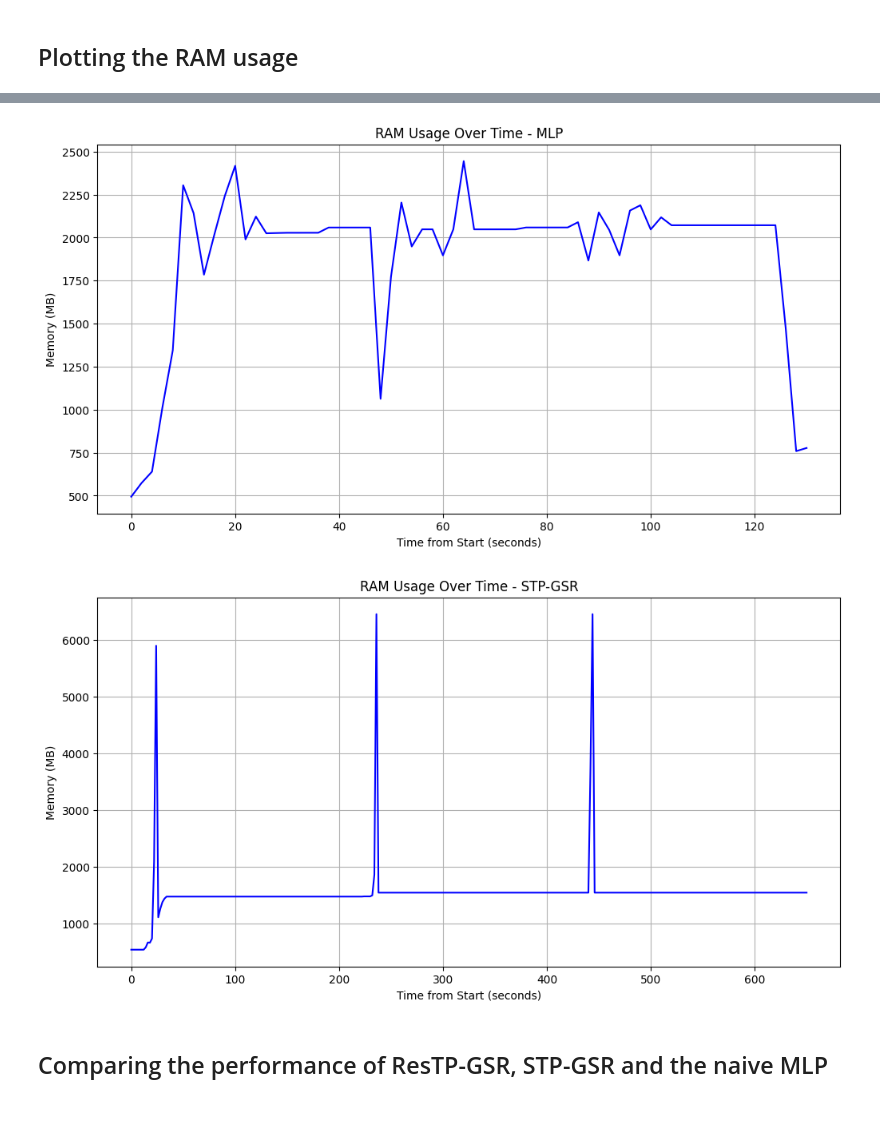
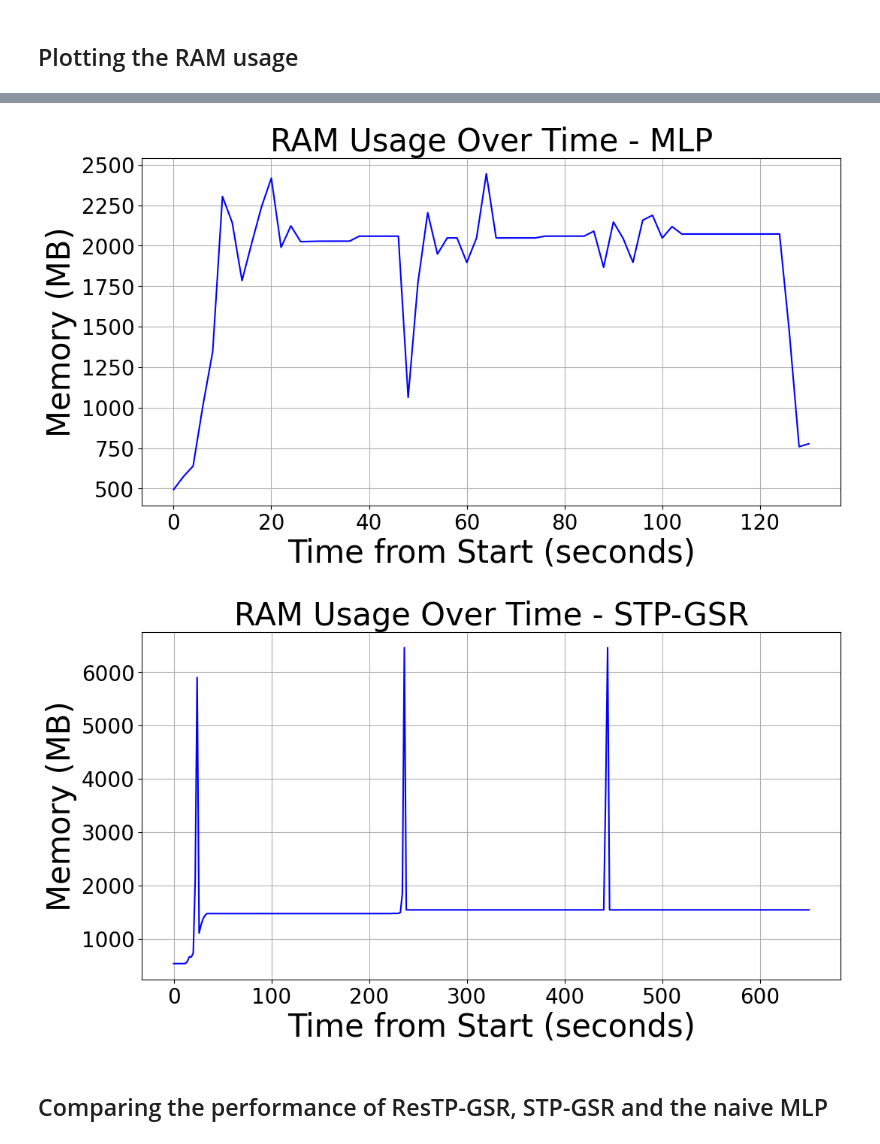
Before and after one commit to michaelhod/Generative-GNN-Brain-Graphs, a Jupyter notebook: plotting.ipynb, the cells around one changed output, grey strips where cells are left out. Drawn from its saved outputs; the diff is of its cells as text; code cells hidden in the pictures; blank space fills up the shorter version.

```diff
--- a/plotting.ipynb
+++ b/plotting.ipynb
@@ -60,20 +62,22 @@ plt.show()
 # %%
 ram_df = pd.read_csv('./evaluation/memory_eval/memory_usage_log_mlp.csv')
 ram_df['timestamp'] = pd.to_datetime(ram_df['timestamp'])
 ram_df.set_index('timestamp', inplace=True)
 
 # Calculate the time from start in seconds
 ram_df['time_from_start'] = (ram_df.index - ram_df.index[0]).total_seconds()
 
 plt.figure(figsize=(12, 6))
 plt.plot(ram_df['time_from_start'], ram_df['memory_MB'], color='blue')
-plt.title('RAM Usage Over Time - MLP')
-plt.xlabel('Time from Start (seconds)')
-plt.ylabel('Memory (MB)')
+plt.title('RAM Usage Over Time - MLP', fontsize=30)
+plt.xlabel('Time from Start (seconds)', fontsize=30)
+plt.ylabel('Memory (MB)', fontsize=30)
+plt.xticks(fontsize=20)
+plt.yticks(fontsize=20)
 plt.grid(True)
 plt.show()
 # %% [output]
-[figure, old version]
+[figure, new version]
 # %%
 ram_df = pd.read_csv('./evaluation/memory_eval/memory_usage_log_stp_gsr.csv')
 ram_df['timestamp'] = pd.to_datetime(ram_df['timestamp'])
@@ -84,13 +88,15 @@ ram_df['time_from_start'] = (ram_df.index - ram_df.index[0]).total_seconds()
 
 plt.figure(figsize=(12, 6))
 plt.plot(ram_df['time_from_start'], ram_df['memory_MB'], color='blue')
-plt.title('RAM Usage Over Time - STP-GSR')
-plt.xlabel('Time from Start (seconds)')
-plt.ylabel('Memory (MB)')
+plt.title('RAM Usage Over Time - STP-GSR', fontsize=30)
+plt.xlabel('Time from Start (seconds)', fontsize=30)
+plt.ylabel('Memory (MB)', fontsize=30)
+plt.xticks(fontsize=20)
+plt.yticks(fontsize=20)
 plt.grid(True)
 plt.show()
 # %% [output]
-[figure, old version]
+[figure, new version]
 # %% [markdown]
 ## Comparing the performance of ResTP-GSR, STP-GSR and the naive MLP
 # %%
```
Also changed, not shown: parts of 3 cells of this notebook.
